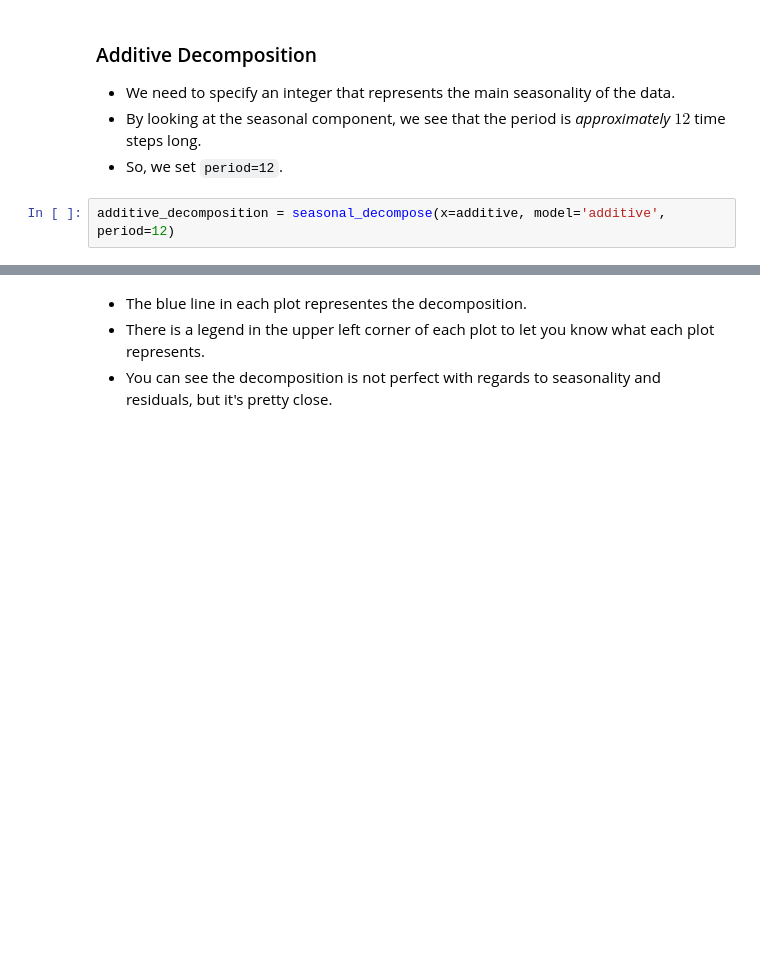
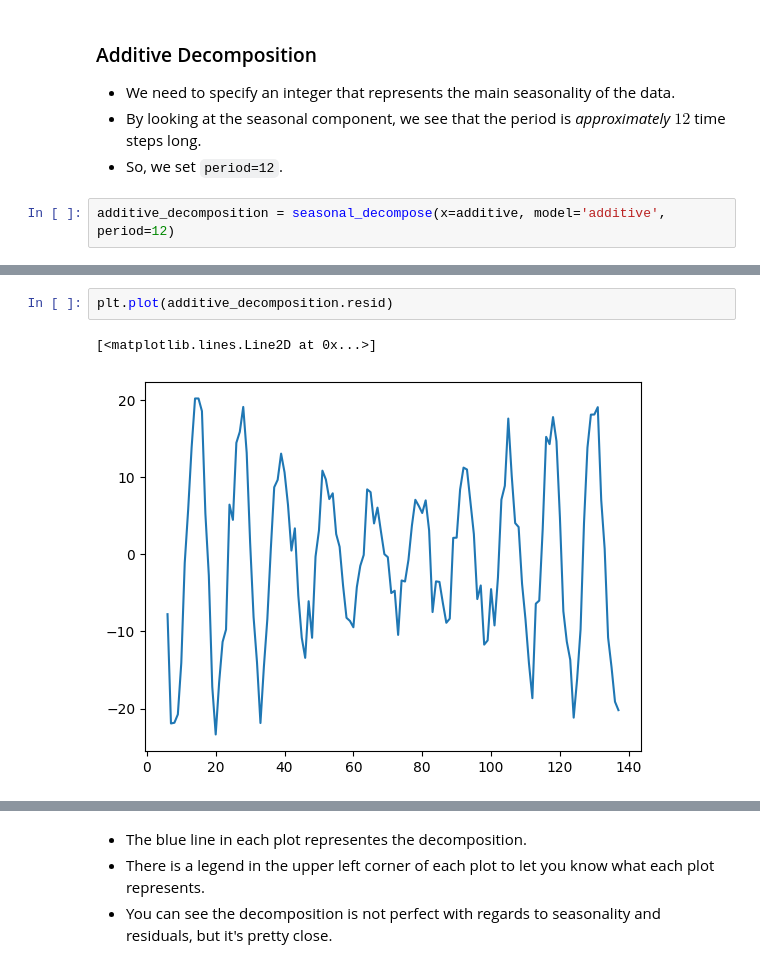
Before and after one commit to nsydn/time-series-analysis-and-forecasting, a Jupyter notebook: notebooks/01/introduction_to_time_series_NSA.ipynb, the cells around one changed output, grey strips where cells are left out. Cells and saved outputs as stored; diff of their text form; blank space fills up the shorter version.

```diff
--- a/notebooks/01/introduction_to_time_series_NSA.ipynb
+++ b/notebooks/01/introduction_to_time_series_NSA.ipynb
@@ -312 +317,6 @@ additive_decomposition = seasonal_decompose(x=additive, model='additive', period
+# %%
+plt.plot(additive_decomposition.resid)
+# %% [output]
+[<matplotlib.lines.Line2D at 0x...>]
+[figure, added]
 # %%
```
Also changed, not shown: parts of 10 cells of this notebook.
